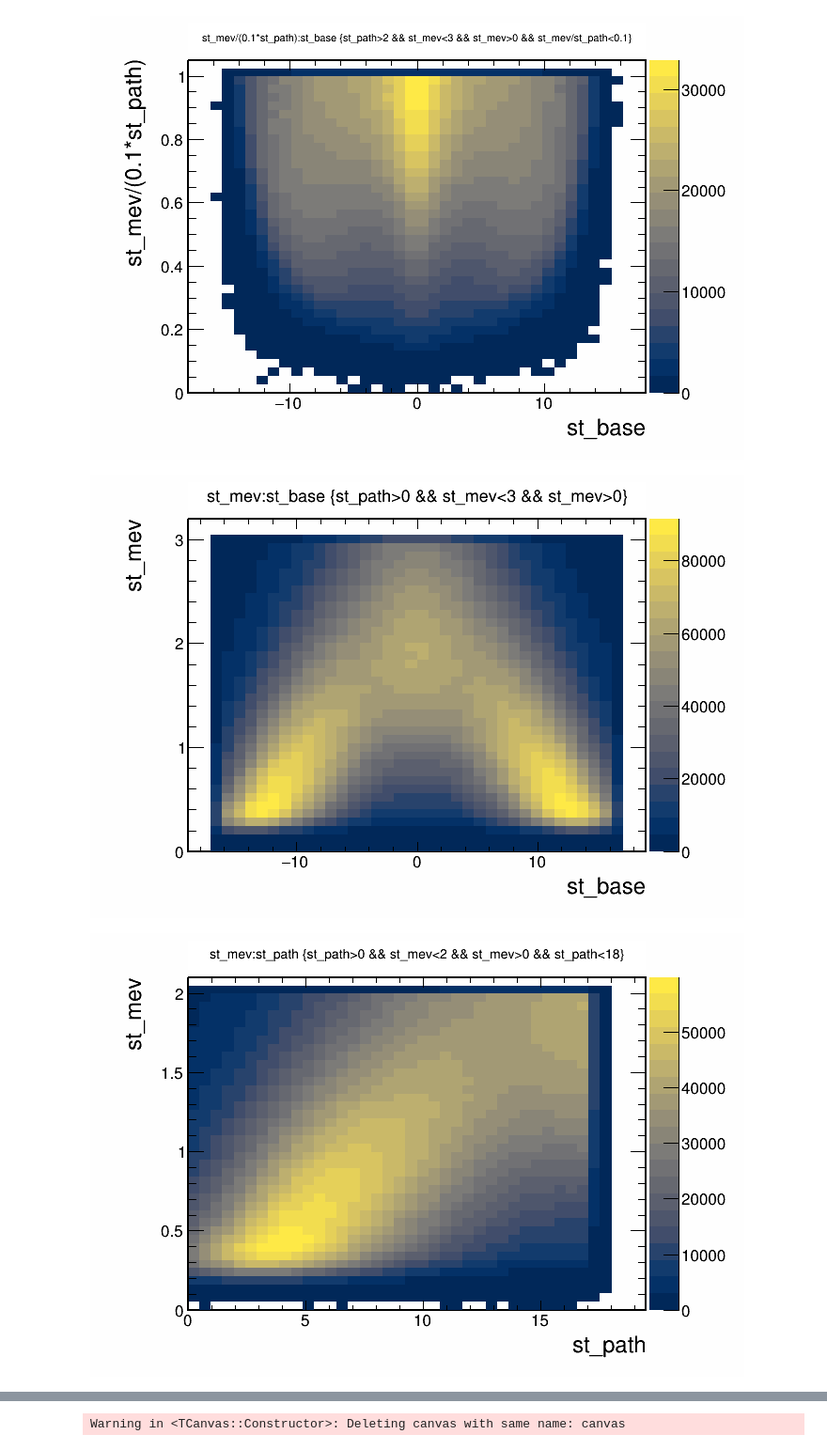
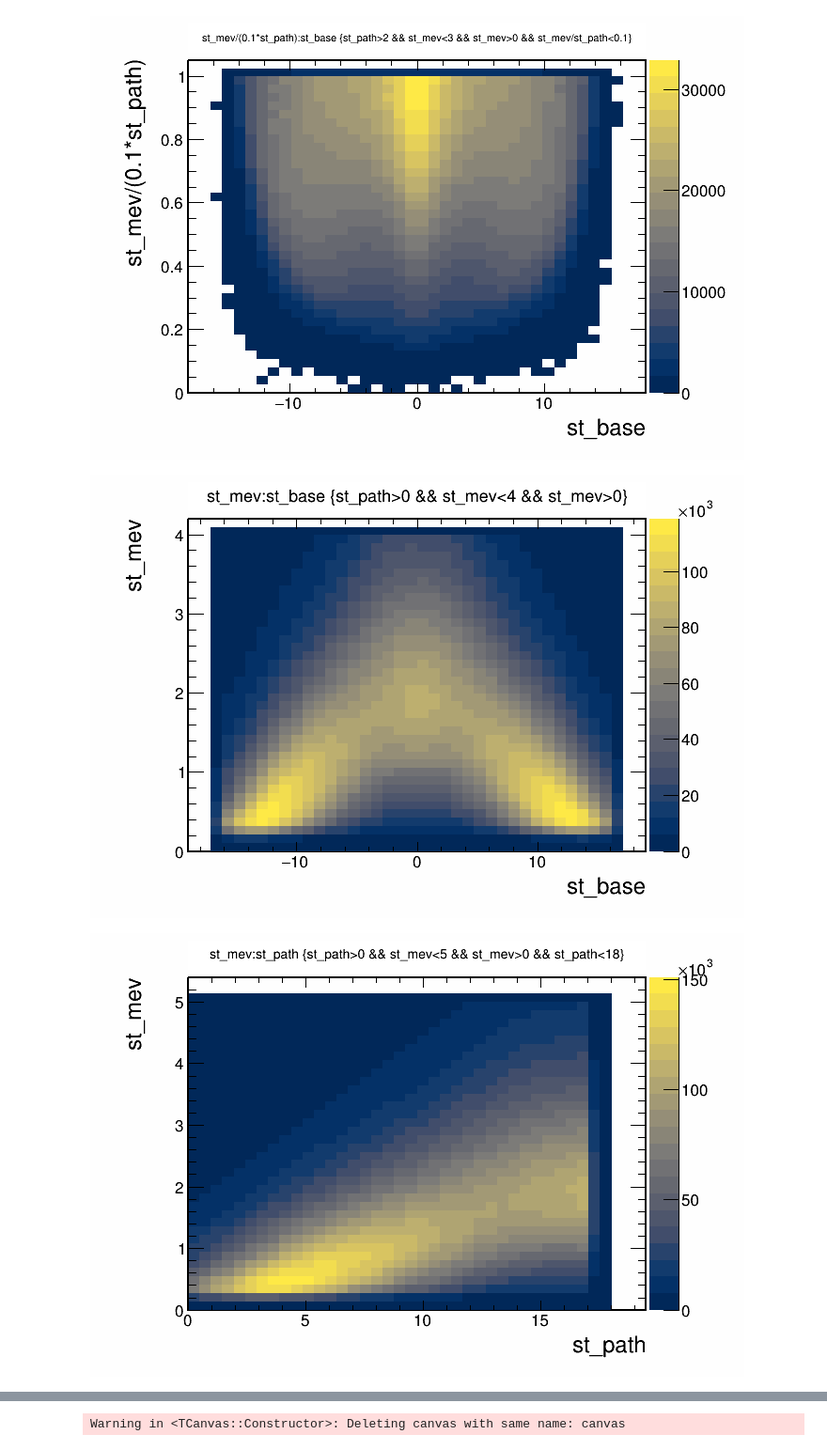
Before and after one commit to wcaune/DUNE_N, a Jupyter notebook: AlignmentCalibration/01-15-24.ipynb, the cells around one changed output, grey strips where cells are left out. Shown at 94% size. Cells and saved outputs as stored; diff of their text form; code cells hidden in the pictures.

```diff
--- a/AlignmentCalibration/01-15-24.ipynb
+++ b/AlignmentCalibration/01-15-24.ipynb
@@ -43,13 +44,13 @@ canvas.Draw()
 # %% [output]
 [figure]
 # %%
-chain.Draw("st_mev:st_base","st_path>0 && st_mev<3 && st_mev>0", "colz")
+chain.Draw("st_mev:st_base","st_path>0 && st_mev<4 && st_mev>0", "colz")
 canvas.Draw()
 # %% [output]
-[figure, old version]
+[figure, new version]
 # %%
-chain.Draw("st_mev:st_path","st_path>0 && st_mev<2 && st_mev>0 && st_path<18", "colz")
+chain.Draw("st_mev:st_path","st_path>0 && st_mev<5 && st_mev>0 && st_path<18", "colz")
 canvas.Draw()
 # %% [output]
-[figure, old version]
+[figure, new version]
 # %%
```
Also changed, not shown: parts of 4 cells of this notebook, 1 other file.
